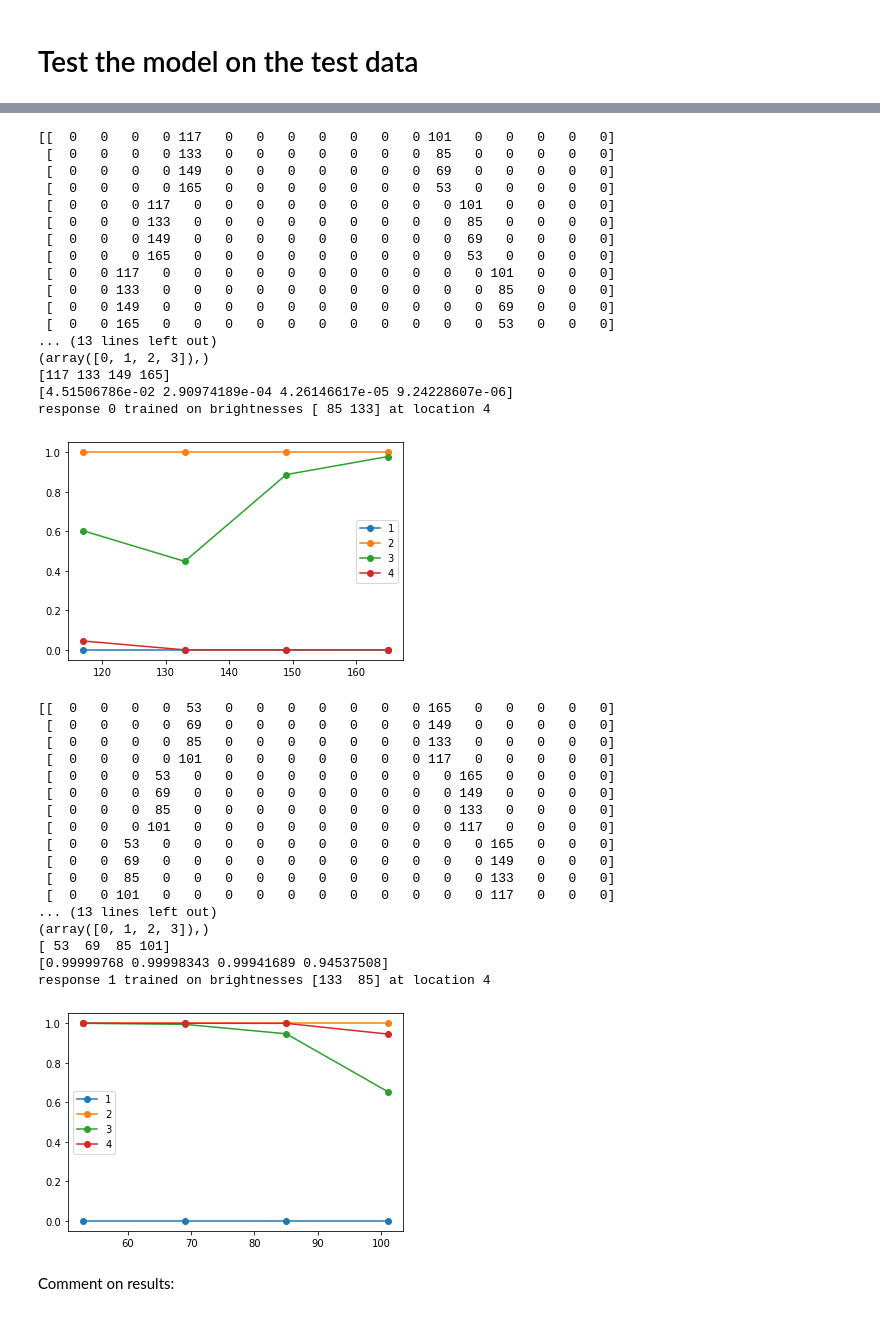
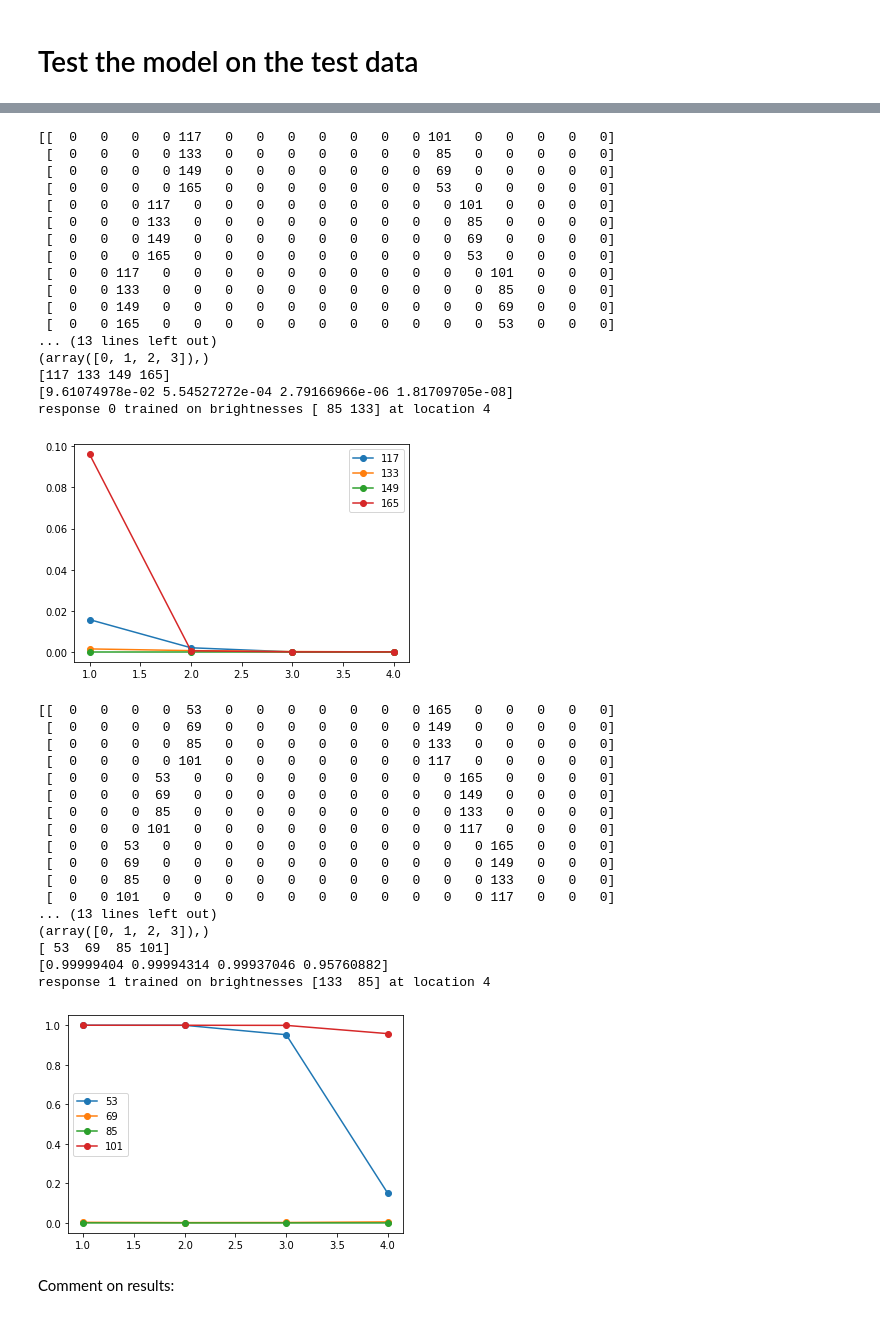
Before and after one commit to johnkevinoregan/Learning-Relations-with-Deep-Learning, a Jupyter notebook: Bright_dark_compar_w_shuffle_DONT_CHANGE.ipynb, the cells around one changed output, grey strips where cells are left out. Cells and saved outputs as stored; diff of their text form; code cells hidden in the pictures.

```diff
--- a/Bright_dark_compar_w_shuffle_DONT_CHANGE.ipynb
+++ b/Bright_dark_compar_w_shuffle_DONT_CHANGE.ipynb
@@ -69,7 +76,9 @@ X_train=np.zeros((2*TrainRepeats,RetSize),int)
 y_train=np.zeros(2*TrainRepeats,int)
 #print(X_train)
 
-#there's a problem in this loop since it
+#used in plot routine:
+LeftRetPosns=np.arange(Left-Deltas,Left+1)
+
 trial=0
 for DeltaPos in range(Deltas+1):
   for trial in range(LBrightnesses):
@@ -217,39 +189,43 @@ for lab in range(2):
   res_testlab=np.array(res_test[np.where(y_test==lab)])
   print(Xlab)
 
-  for retpos in [1,2,3,4]:
-    #get column for retpos
+  for retpos in LeftRetPosns:
+    #get column of trials in Xlab corresponding to retpos
     temp=Xlab[:,retpos]
-    #find indices in column
+    #extract the nonzero ones
     inds=np.nonzero(temp)
     print(inds)
+    #get the brightnesses at those indices and use as x-coords
     xs=np.array(temp[inds])
+    #and the predictions for those brightnesses as y-coords
     ys=res_testlab[inds]
     print(xs)
     print(ys)
-    plt.plot(xs,ys,label=retpos,marker="o")
+    #plt.plot([1,2,3,4],ys,label=xs[retpos-1],marker="o")
+    plt.plot(LeftRetPosns,ys,label=xs[retpos-1],marker="o")
+    #plt.plot(xs,ys,label=retpos,marker="o")
   print('response',lab, 'trained on brightnesses', X_train[lab,(4,12)], 'at location 4')
   plt.legend(loc="best")
   plt.show()
 # %% [output]
 [[  0   0   0   0 117   0   0   0   0   0   0   0 101   0   0   0   0   0]
  [  0   0   0   0 133   0   0   0   0   0   0   0  85   0   0   0   0   0]
  [  0   0   0   0 149   0   0   0   0   0   0   0  69   0   0   0   0   0]
  [  0   0   0   0 165   0   0   0   0   0   0   0  53   0   0   0   0   0]
  [  0   0   0 117   0   0   0   0   0   0   0   0   0 101   0   0   0   0]
  [  0   0   0 133   0   0   0   0   0   0   0   0   0  85   0   0   0   0]
  [  0   0   0 149   0   0   0   0   0   0   0   0   0  69   0   0   0   0]
  [  0   0   0 165   0   0   0   0   0   0   0   0   0  53   0   0   0   0]
  [  0   0 117   0   0   0   0   0   0   0   0   0   0   0 101   0   0   0]
  [  0   0 133   0   0   0   0   0   0   0   0   0   0   0  85   0   0   0]
  [  0   0 149   0   0   0   0   0   0   0   0   0   0   0  69   0   0   0]
  [  0   0 165   0   0   0   0   0   0   0   0   0   0   0  53   0   0   0]
 ... (13 lines left out)
 (array([0, 1, 2, 3]),)
 [117 133 149 165]
-[4.51506786e-02 2.90974189e-04 4.26146617e-05 9.24228607e-06]
+[9.61074978e-02 5.54527272e-04 2.79166966e-06 1.81709705e-08]
 response 0 trained on brightnesses [ 85 133] at location 4
-[figure, old version]
+[figure, new version]
 [[  0   0   0   0  53   0   0   0   0   0   0   0 165   0   0   0   0   0]
  [  0   0   0   0  69   0   0   0   0   0   0   0 149   0   0   0   0   0]
  [  0   0   0   0  85   0   0   0   0   0   0   0 133   0   0   0   0   0]
@@ -265,9 +241,9 @@ response 0 trained on brightnesses [ 85 133] at location 4
 ... (13 lines left out)
 (array([0, 1, 2, 3]),)
 [ 53  69  85 101]
-[0.99999768 0.99998343 0.99941689 0.94537508]
+[0.99999404 0.99994314 0.99937046 0.95760882]
 response 1 trained on brightnesses [133  85] at location 4
-[figure, old version]
+[figure, new version]
 # %% [markdown]
 Comment on results:
 # %% [markdown]
```
Also changed, not shown: parts of 5 cells of this notebook.
